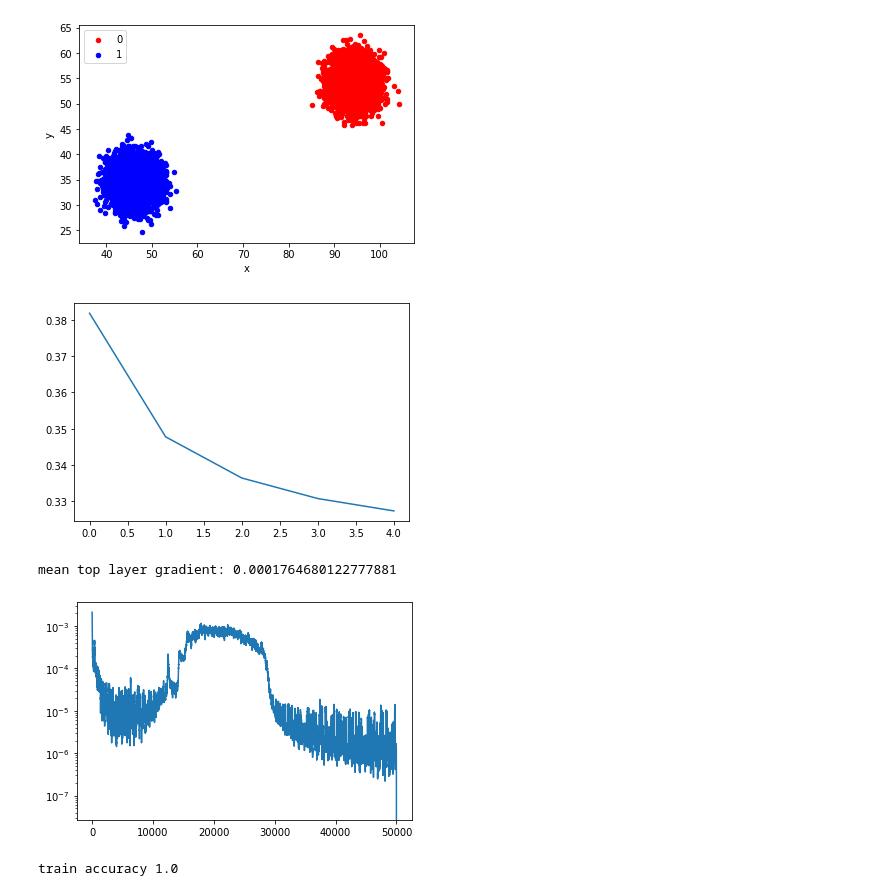
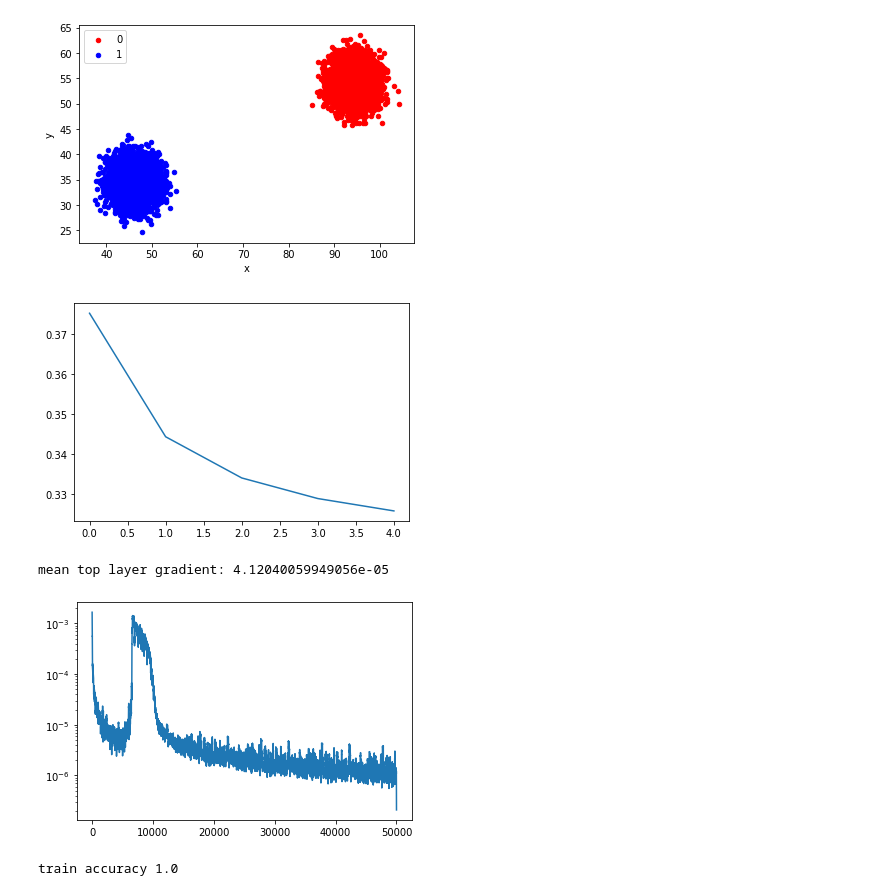
Before and after one commit to lorenz0890/plain_numpy_dnn, a Jupyter notebook: numpy_only_nn.ipynb, the cells around one changed output. Cells and saved outputs as stored; diff of their text form; code cells hidden in the pictures.

Commit message:
playing with initial weights distribution

```diff
--- a/numpy_only_nn.ipynb
+++ b/numpy_only_nn.ipynb
@@ -217,30 +221,27 @@ layers = [
 # the vanishing gradient problem can be reduced by choosing the initial
 # weights distribution s.t. weights gradients in the upper layers
 # are large for the first couple of iterations. This is the case
-# if the weights get smaller towards tthe bottom layer because the smalelr
+# if the weights get larger towards tthe bottom layer because the larger
 # the weights in the bottom layer are, the more adjustment they will receive
 # in the beginning of training. Likewise, we choose bias in an inverted strategy,
 # ensuring that training impacts on bias are low for the bottom layer at the beginning,
 # becoming larger as training progresses.
-# - Lorenz Kummer 2020
+# Update: Actually someone had a similar idea already:
+# http://proceedings.mlr.press/v9/glorot10a/glorot10a.pdf
 
 # TODO:
 # Add the difference between adjunct layer weight matrices and their distributions somehow.
 # Current calculation based only on the current layers weight matrix shape and changing exponents.
 
-MOD_WEIGHTS = True
+MOD_WEIGHTS = False
 max_power = 10
 if MOD_WEIGHTS == True:
     k = len(layers)
-    stepsize = int(max_power/k)
-
-    for i in range(0, k):
-        ratio = (min(layers[i].W.shape[0], layers[i].W.shape[1])/
-                 max(layers[i].W.shape[0], layers[i].W.shape[1]))
-        power = 1.0/np.power(10, stepsize*i)
-        layers[i].W *= power * ratio
-        layers[k-1-i].b *= power * ratio
-
+    for i in range(0, k-1, 1):
+        fact = 1.0 + ((layers[i].W.shape[0]*layers[i].W.shape[1])/
+        (layers[i+1].W.shape[0]*layers[i+1].W.shape[1]))
+        layers[k-1-i].W*=fact
+        print(fact)
 
 epochs = 5
 alpha = 1.0e-3 # initial learning rate
@@ -273,36 +274,36 @@ for i  in range(epochs):
             updB.append(db*exp_decay(i, alpha, beta))
 
         for k, W in enumerate(updW):
             if k == len(updW)-1: mean_grads_top_layer.append(np.abs(W.mean()))
             layers[k].W -= W
             layers[k].b -= updB[k]
         layers.reverse()
 
     epoch_loss.append(np.array(iteration_loss).mean())
 
 
 correct = 0
 pyplot.yscale('linear')
 pyplot.plot(epoch_loss)
 pyplot.show()
 
 #mean_grads_top_layer.reverse()
 pyplot.yscale('log')
 pyplot.plot(savgol_filter(mean_grads_top_layer, 51, 1))
 print('mean top layer gradient:',  np.array(mean_grads_top_layer).mean())
 pyplot.show()
 
 for j, x in enumerate(X):
     Y_hat = x
     for layer in layers:
         Y_hat = layer.prop_fwd(Y_hat)
     if (np.around(Y_hat, decimals=0) == Y[j]).all():
         correct+=1
 print('train accuracy', correct/len(Y))
 # %% [output]
-[figure, old version]
+[figure, new version]
-mean top layer gradient: 0.0001764680122777881
+mean top layer gradient: 4.12040059949056e-05
-[figure, old version]
+[figure, new version]
 train accuracy 1.0
 # %%
 #Plots without archticteure-aware weights initialization
```
Also changed, not shown: parts of 9 cells of this notebook, 2 other files.
